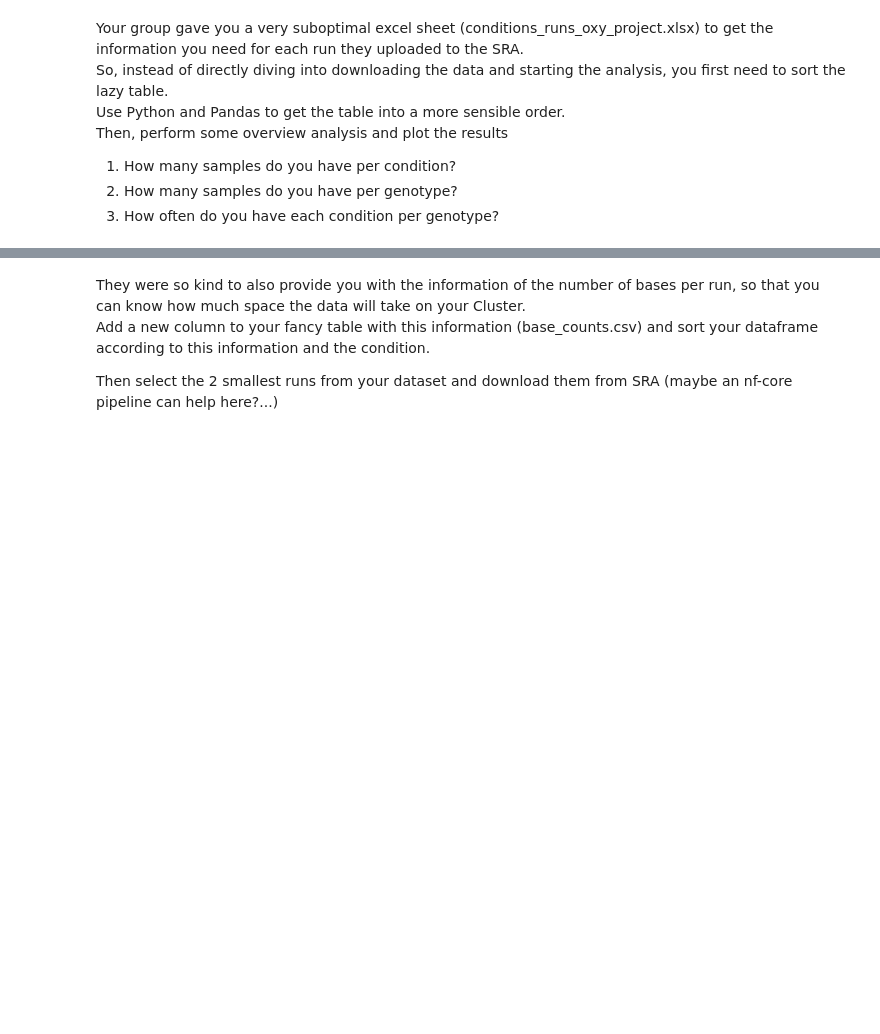
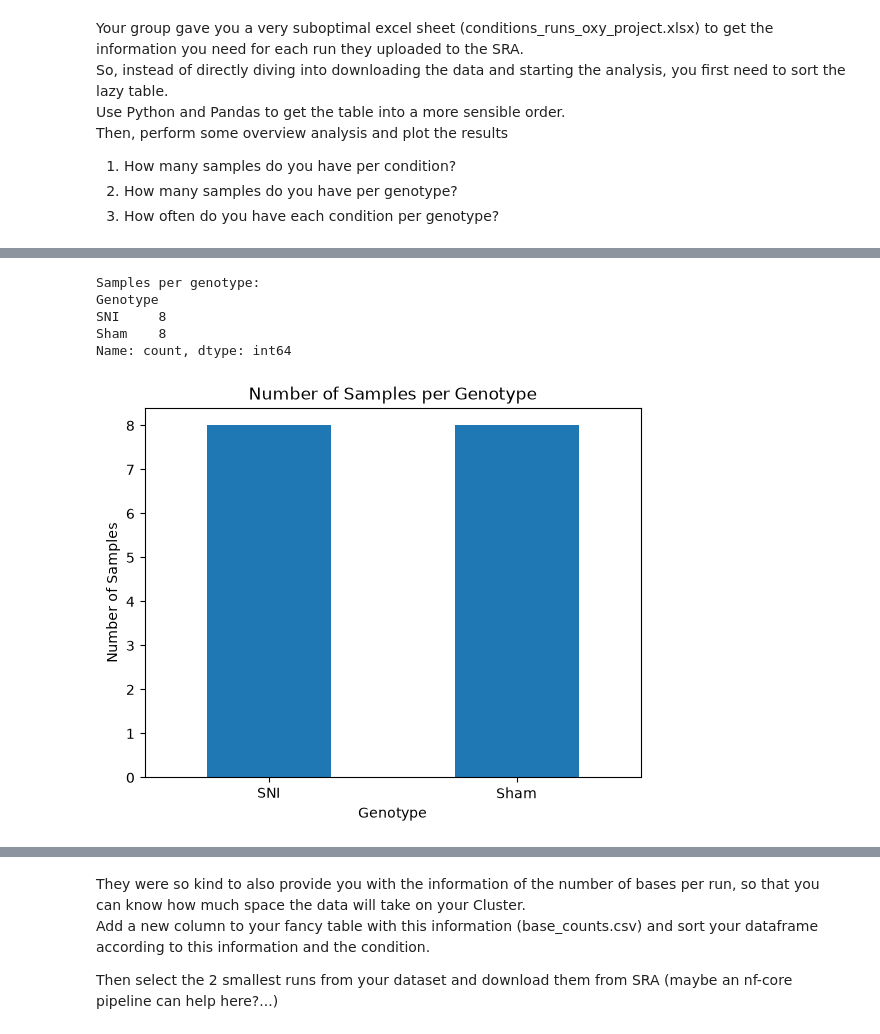
Before and after one commit to AlexaIschebeck/computational-workflows-2026, a Jupyter notebook: day_02/day_02.ipynb, the cells around one changed output, grey strips where cells are left out. Cells and saved outputs as stored; diff of their text form; code cells hidden in the pictures; blank space fills up the shorter version.

```diff
--- a/day_02/day_02.ipynb
+++ b/day_02/day_02.ipynb
@@ -48,0 +136,24 @@ Then, perform some overview analysis and plot the results
+# %%
+# 2. How many samples do we have per genotype?
+
+samples_per_genotype = clean_df["Genotype"].value_counts()
+
+print("Samples per genotype:")
+print(samples_per_genotype)
+
+# Plot samples per genotype
+samples_per_genotype.plot(kind="bar")
+
+plt.title("Number of Samples per Genotype")
+plt.xlabel("Genotype")
+plt.ylabel("Number of Samples")
+plt.xticks(rotation=0)
+
+plt.show()
+# %% [output]
+Samples per genotype:
+Genotype
+SNI     8
+Sham    8
+Name: count, dtype: int64
+[figure, added]
```
Also changed, not shown: parts of 10 cells of this notebook, 7 other files.
